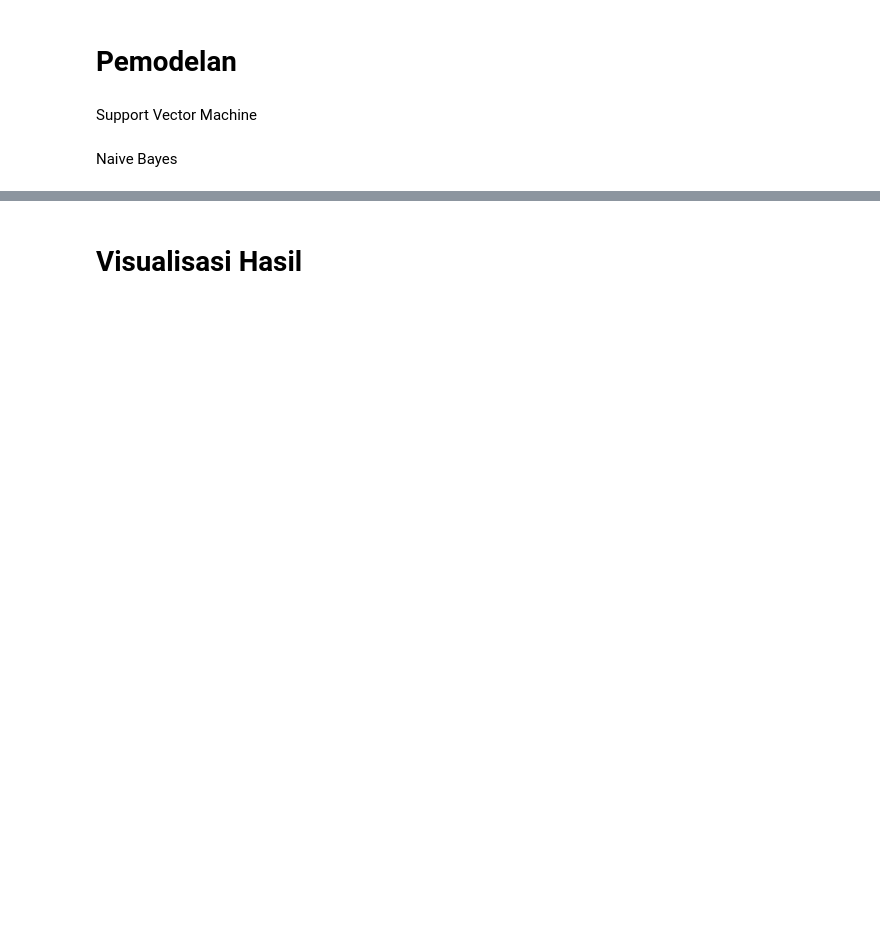
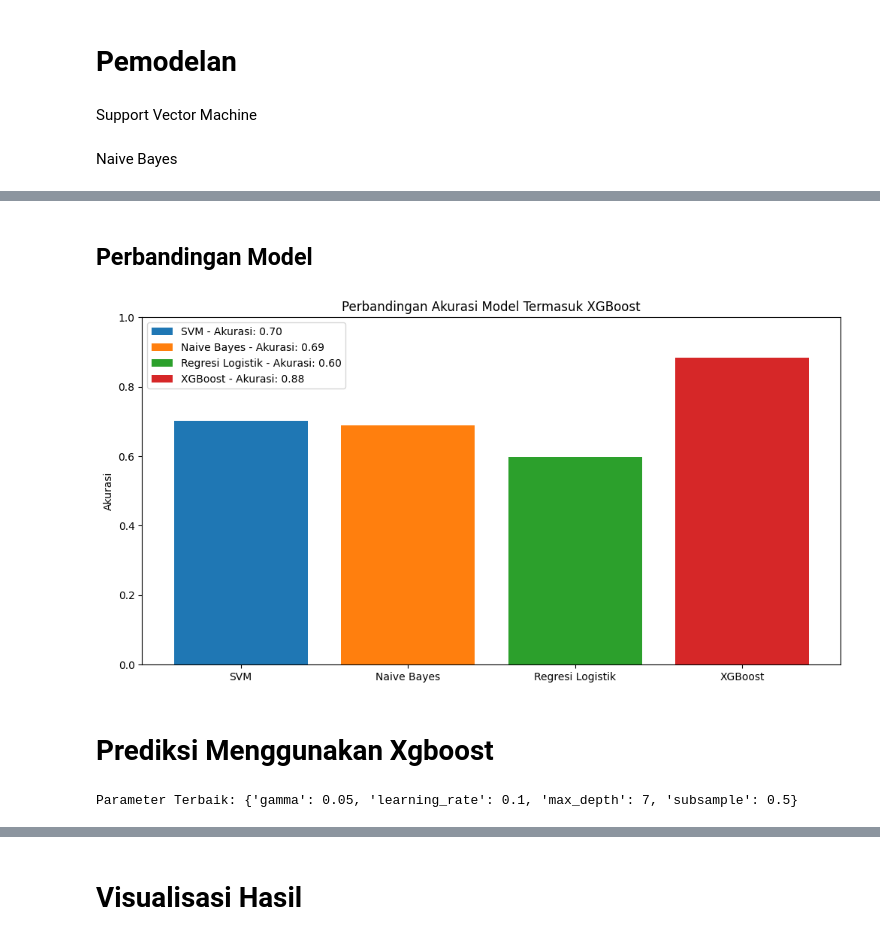
Before and after one commit to panjiarf4/ImBoost, a Jupyter notebook: SML_Project_2.ipynb, the cells around one changed output, grey strips where cells are left out. Drawn from its saved outputs; the diff is of its cells as text; code cells hidden in the pictures; blank space fills up the shorter version.

```diff
--- a/SML_Project_2.ipynb
+++ b/SML_Project_2.ipynb
@@ -404,11 +416,2 @@ lr_model = LogisticRegression(multi_class='multinomial', solver='lbfgs', max_ite
 lr_model.fit(X_train, y_train)
 lr_pred = lr_model.predict(X_test)
-# %%
-from lightgbm import LGBMClassifier
-from sklearn.metrics import classification_report
-
-lgb_model = LGBMClassifier(num_class=3, objective='multiclass')
-lgb_model.fit(X_train, y_train)
-y_pred_lgb = lgb_model.predict(X_test)
-
-print("LightGBM:\n", classification_report(y_test, y_pred_lgb))
@@ -433,9 +417,0 @@ weighted avg       0.86      0.86      0.85       154
-# %%
-!pip install catboost
-from catboost import CatBoostClassifier
-
-cat_model = CatBoostClassifier(loss_function='MultiClass', verbose=False)
-cat_model.fit(X_train, y_train)
-y_pred_cat = cat_model.predict(X_test)
-
-print("CatBoost:\n", classification_report(y_test, y_pred_cat))
@@ -473 +496,47 @@ Scale weights per class: {1: 1.0, 0: 9.5, 2: 2.872093023255814}
+# %% [markdown]
+## Perbandingan Model
+# %%
+models = {
+    'SVM': svm_model,
+    'Naive Bayes': nb_model,
+    'Regresi Logistik': lr_model,
+    'XGBoost': xgb_model
+}
+
+plt.figure(figsize=(12, 6))
+for name, model in models.items():
+    if name == 'XGBoost':
+        pred = le.inverse_transform(model.predict(dtest).astype(int))
+    else:
+        pred = model.predict(X_test)
+    acc = accuracy_score(y_test, pred)
+    plt.bar(name, acc, label=f'{name} - Akurasi: {acc:.2f}')
+
+plt.title('Perbandingan Akurasi Model Termasuk XGBoost')
+plt.ylabel('Akurasi')
+plt.ylim(0, 1)
+plt.legend()
+plt.show()
+# %% [output]
+[figure, added]
+# %% [markdown]
+# Prediksi Menggunakan Xgboost
+# %%
+# tuning parameter
+from sklearn.model_selection import GridSearchCV
+
+param_grid = {
+    'max_depth': [3, 4, 5, 6, 7, 8],
+    'learning_rate': [0.01, 0.05, 0.1, 0.5],
+    'gamma': [0.05, 0.5, 1, 1.5, 2, 2.5],
+    'subsample': [0.5, 0.6, 0.7, 0.8, 0.9, 1.0 ]
+}
+
+xgb_clf = xgb.XGBClassifier(**params)
+grid_search = GridSearchCV(xgb_clf, param_grid, cv=3, scoring='accuracy')
+grid_search.fit(X_train, y_train)
+
+print("Parameter Terbaik:", grid_search.best_params_)
+# %% [output]
+Parameter Terbaik: {'gamma': 0.05, 'learning_rate': 0.1, 'max_depth': 7, 'subsample': 0.5}
 # %%
```
Also changed, not shown: parts of 25 cells of this notebook.
